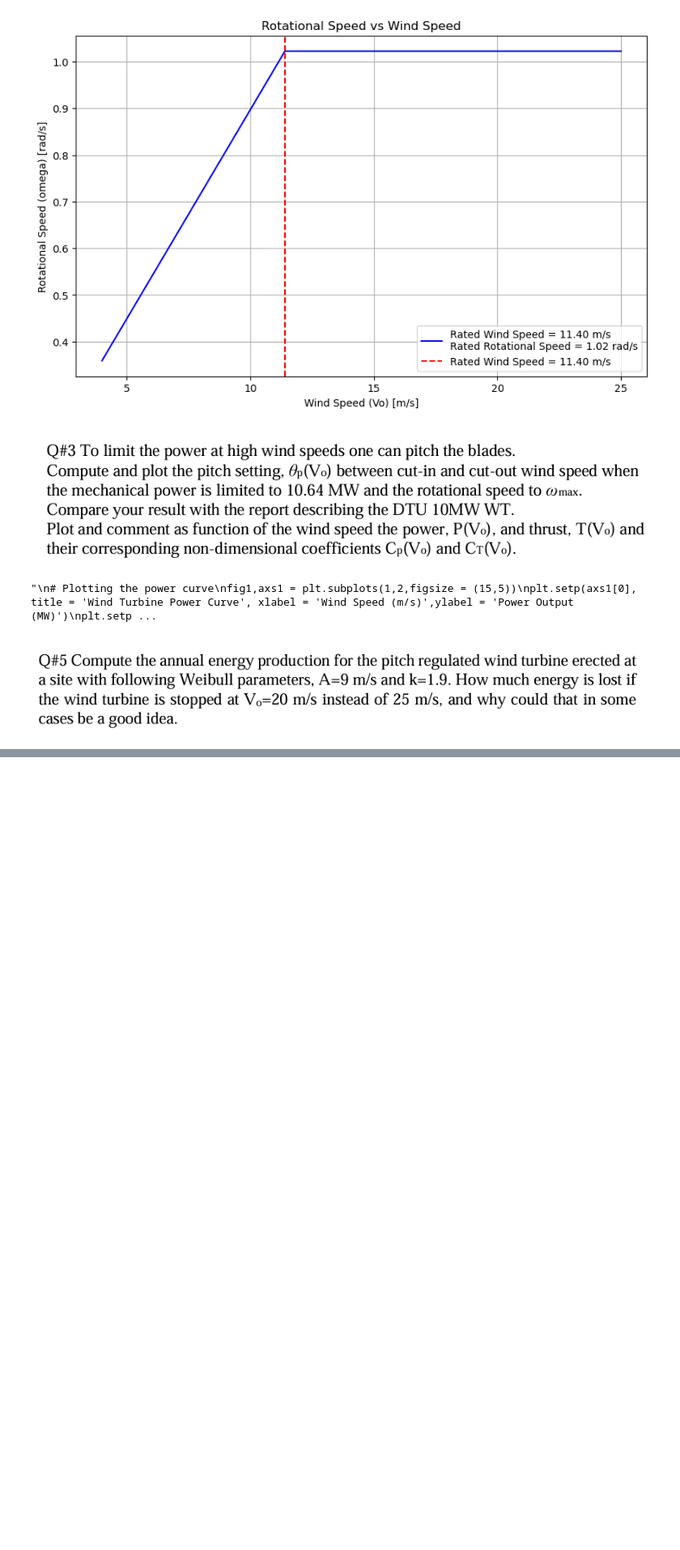
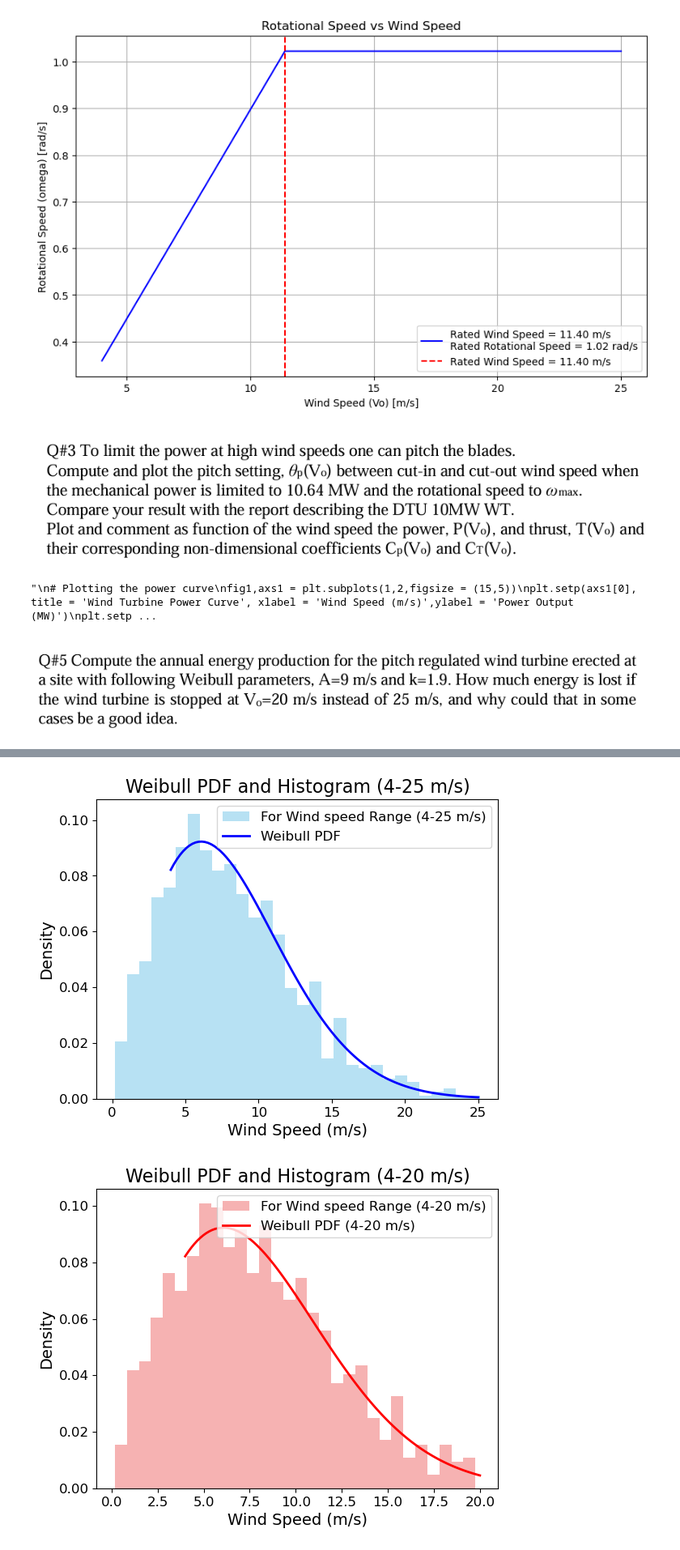
Before and after one commit to AsmusWE/46300_Ass_1, a Jupyter notebook: A1.ipynb, the cells around one changed output, grey strips where cells are left out. Shown: that part at 81% size. Cells and saved outputs as stored; diff of their text form; code cells hidden in the pictures; blank space fills up the shorter version.

```diff
--- a/A1.ipynb
+++ b/A1.ipynb
@@ -396,2 +396,57 @@ The amount of energy lost: 0.415 * 10^6 kWh
 [figure]
 [figure]
+# %%
+import numpy as np
+import matplotlib.pyplot as plt
+from scipy.stats import weibull_min
+
+# Define Weibull distribution parameters
+A = 9  # Weibull scale parameter
+k = 1.9  # Weibull shape parameter
+V_cutin = 4
+V_cutout = 25
+
+# Define wind speed range
+wind_speeds = np.linspace(V_cutin, V_cutout, 100)  # Wind speeds from 4 to 25 m/s
+V_cutout_new = 20
+wind_speeds_new = np.linspace(V_cutin, V_cutout_new, 100)  # Wind speeds from 4 to 20 m/s
+
+# Function to calculate probability density function f(V) for Weibull distribution
+def weibull_pdf(v, scale, shape):
+    return weibull_min.pdf(v, shape, scale=scale)
+
+# Generate random samples based on the Weibull distribution
+num_samples = 1000  # Number of samples to generate
+samples = weibull_min.rvs(k, scale=A, size=num_samples)
+samples_new = samples[samples <= V_cutout_new]  # Filter samples below the new cutout speed
+
+# Plot the first histogram and PDF for the full range (V_cutin to V_cutout)
+fig, ax1 = plt.subplots()
+ax1.hist(samples, bins=30, density=True, alpha=0.6, color='skyblue', label='For Wind speed Range (4-25 m/s)')
+
+# Overlay PDF
+probabilities = weibull_pdf(wind_speeds, A, k)
+ax1.plot(wind_speeds, probabilities, 'b-', linewidth=2, label='Weibull PDF')
+ax1.set_xlabel('Wind Speed (m/s)', fontsize=14)
+ax1.set_ylabel('Density', fontsize=14)
+ax1.set_title('Weibull PDF and Histogram (4-25 m/s)', fontsize=16)
+ax1.tick_params(axis='both', which='major', labelsize=12)  # Adjusts tick labels size
+ax1.legend(fontsize=12)  # Adjusts legend font size
+
+# Plot the second histogram and PDF for the modified range (V_cutin to V_cutout_new)
+fig2, ax2 = plt.subplots()
+ax2.hist(samples_new, bins=30, density=True, alpha=0.6, color='lightcoral', label='For Wind speed Range (4-20 m/s)')
+
+# Overlay PDF
+probabilities_new = weibull_pdf(wind_speeds_new, A, k)
+ax2.plot(wind_speeds_new, probabilities_new, 'r-', linewidth=2, label='Weibull PDF (4-20 m/s)')
+ax2.set_xlabel('Wind Speed (m/s)', fontsize=14)
+ax2.set_ylabel('Density', fontsize=14)
+ax2.set_title('Weibull PDF and Histogram (4-20 m/s)', fontsize=16)
+ax2.tick_params(axis='both', which='major', labelsize=12)  # Adjusts tick labels size
+ax2.legend(fontsize=12)  # Adjusts legend font size
+
+plt.show()
+# %% [output]
+[figure, added]
+[figure, added]
```
Also changed, not shown: parts of 4 cells of this notebook.
